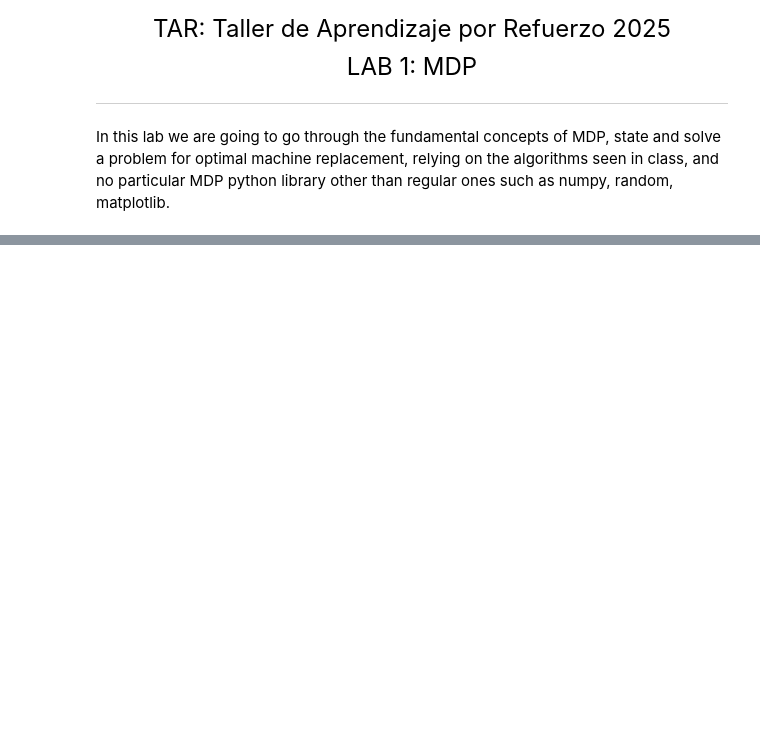
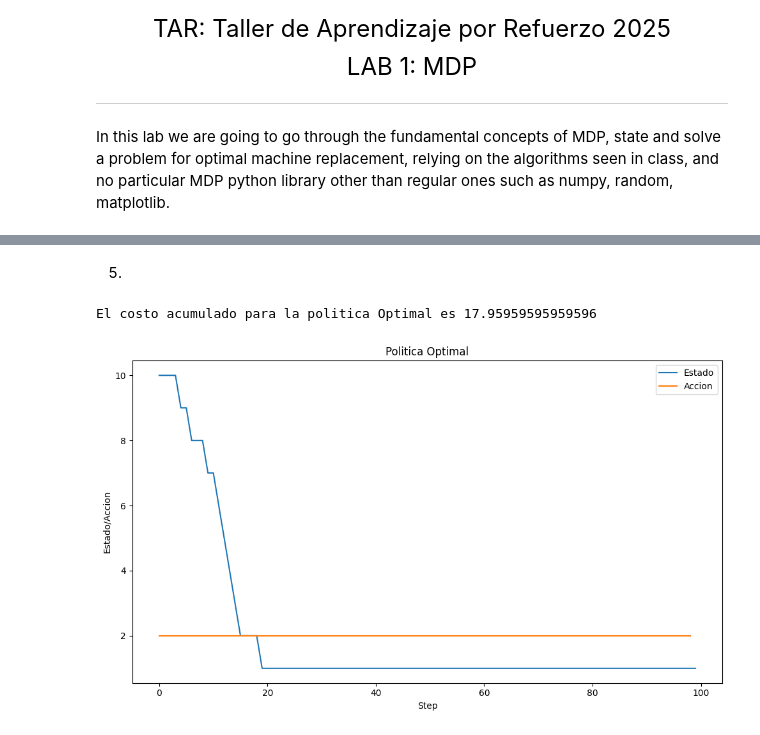
Before and after one commit to fede-bello/tar, a Jupyter notebook: TAR_Lab_1_MC.ipynb, the cells around one changed output, grey strips where cells are left out. Cells and saved outputs as stored; diff of their text form; code cells hidden in the pictures; blank space fills up the shorter version.

```diff
--- a/TAR_Lab_1_MC.ipynb
+++ b/TAR_Lab_1_MC.ipynb
@@ -43,0 +181,57 @@ At times $k=0,\ldots$, the cost of machine replacement is $c_k(s,a=1)=C$, while
+# %% [markdown]
+5.
+# %%
+def value_iteration(S, theta, C, gamma, max_iter=1000, tol=1e-6):
+    """
+    Implementa el algoritmo de iteracion de valor de Bellman para el problema de reemplazo de maquinas.
+
+    Parametros:
+    -----------
+    S : int
+        Numero de estados posibles para la maquina (1 a S).
+    theta : float
+        Parametro de probabilidad para la transicion de estado cuando la maquina no se reemplaza.
+    C : float
+        Costo de reemplazo de la maquina.
+    gamma : float
+        Factor de descuento para costos futuros.
+    max_iter : int
+        Numero maximo de iteraciones.
+    tol : float
+        Tolerancia para la convergencia.
+    Retorna:
+    --------
+    V : ndarray
+        Funcion de valor optima para cada estado.
+    pi : ndarray
+        Politica optima para cada estado (1 = reemplazar, 2 = mantener).
+    """
+    V = np.zeros(S)
+    pi = np.zeros(S, dtype=int)
+
+    for _ in range(max_iter):
+        for s in range(S):
+            # Calculamos la reward como menos el costo
+            r = [-C, -(S - (s + 1)) / (S - 1)]
+            # a = 1:
+            V_new_a1 = r[0] + gamma * V[S-1]
+            # a = 2:
+            V_new_a2 = ((1-theta) * (r[1] + gamma * V[s])) + (theta * (r[1] + gamma * V[max(1, s - 1)]))
+
+            V_old = V[s]
+            V[s] = max(V_new_a1, V_new_a2)
+
+            pi[s] = np.argmax([V_new_a1, V_new_a2]) + 1
+            if np.abs(V_old - V[s]) < tol:
+                break
+
+    return V, pi
+
+gamma = 0.9
+
+V, pi = value_iteration(S=S, theta=theta, C=C, gamma=gamma)
+
+plot_trajectories(pi = pi, policy='Optimal', T=T, S=S, theta=theta, C=C)
+# %% [output]
+El costo acumulado para la politica Optimal es 17.95959595959596
+[figure, added]
```
Also changed, not shown: parts of 13 cells of this notebook.
